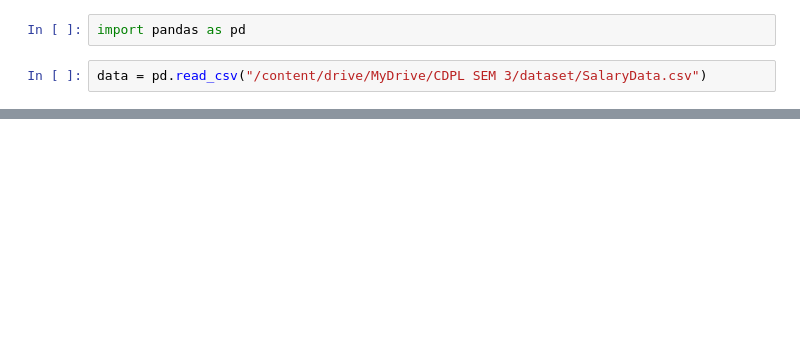
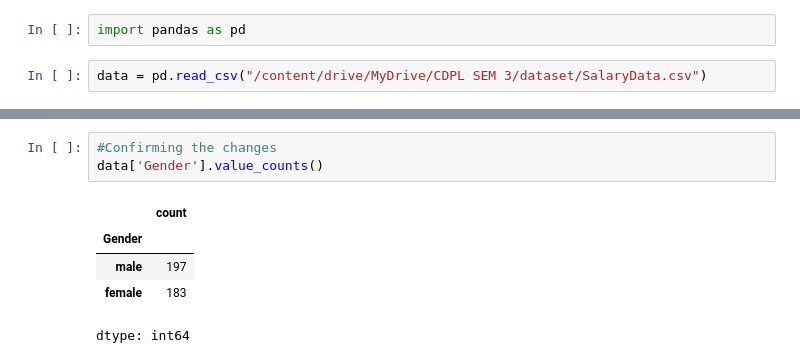
Before and after one commit to aryancodes12/Advance-Machine-Learning, a Jupyter notebook: bacic_EDA.ipynb, the cells around one changed output, grey strips where cells are left out. Saved outputs shown, nothing was run; the diff lists cells and outputs as text; blank space fills up the shorter version.

```diff
--- a/bacic_EDA.ipynb
+++ b/bacic_EDA.ipynb
@@ -138,0 +164,9 @@ df.describe()
+# %%
+#Confirming the changes
+data['Gender'].value_counts()
+# %% [output]
+|  | count |
+| Gender |  |
+| male | 197 |
+| female | 183 |
+dtype: int64
```
Also changed, not shown: parts of 37 cells of this notebook.
